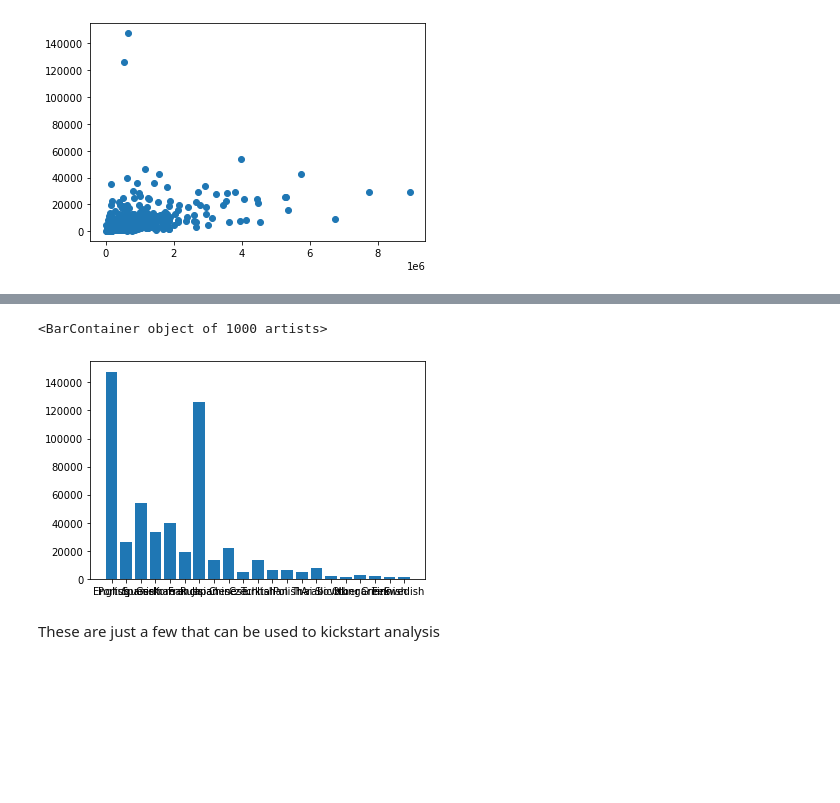
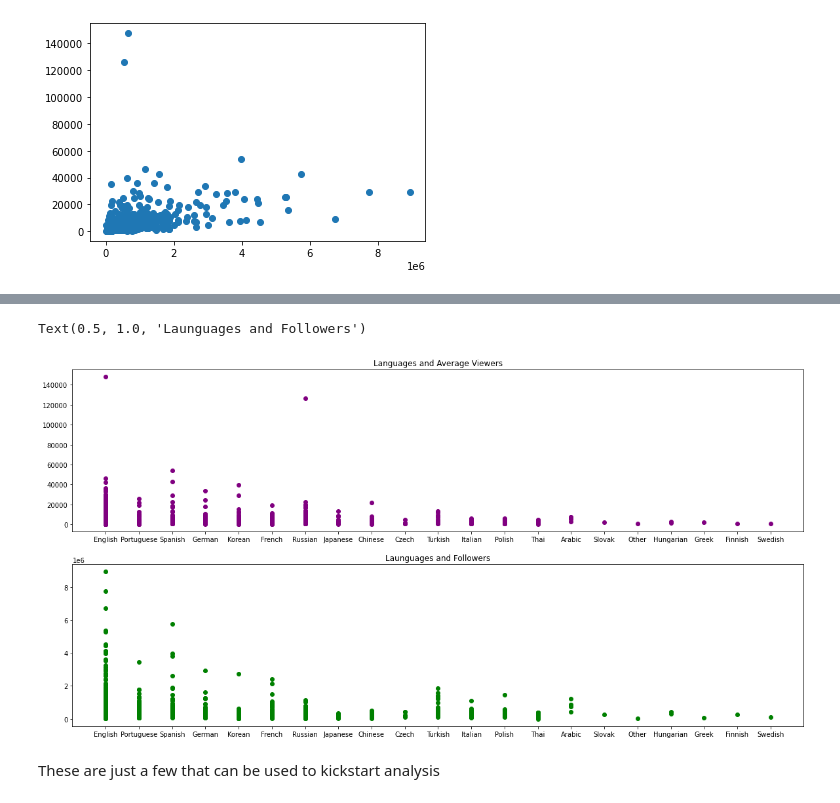
Before and after one commit to BeanutPutters/BeanutPutters.github.io, a Jupyter notebook: project0/Final.ipynb, the cells around one changed output, grey strips where cells are left out. Saved outputs shown, nothing was run; the diff lists cells and outputs as text; code cells hidden in the pictures; blank space fills up the shorter version.

Commit message:
added 2 more plots

```diff
--- a/project0/Final.ipynb
+++ b/project0/Final.ipynb
@@ -47,7 +53,13 @@ plt.scatter(data["Watch time(Minutes)"], data["Peak viewers"])
 # %%
-plt.bar(data["Language"], data["Average viewers"])
+plt.figure(figsize=(20,10))
+l1 = plt.subplot(2,1,1)
+l1 = plt.scatter(data["Language"], data["Average viewers"], color = "purple")
+plt.title("Languages and Average Viewers")
+l2 = plt.subplot(2,1,2)
+l2 = plt.scatter(data["Language"],data["Followers"],  color = "green")
+plt.title("Launguages and Followers")
 # %% [output]
-<BarContainer object of 1000 artists>
+Text(0.5, 1.0, 'Launguages and Followers')
-[figure, old version]
+[figure, new version]
 # %% [markdown]
 These are just a few that can be used to kickstart analysis
```
Also changed, not shown: parts of 2 cells of this notebook.
